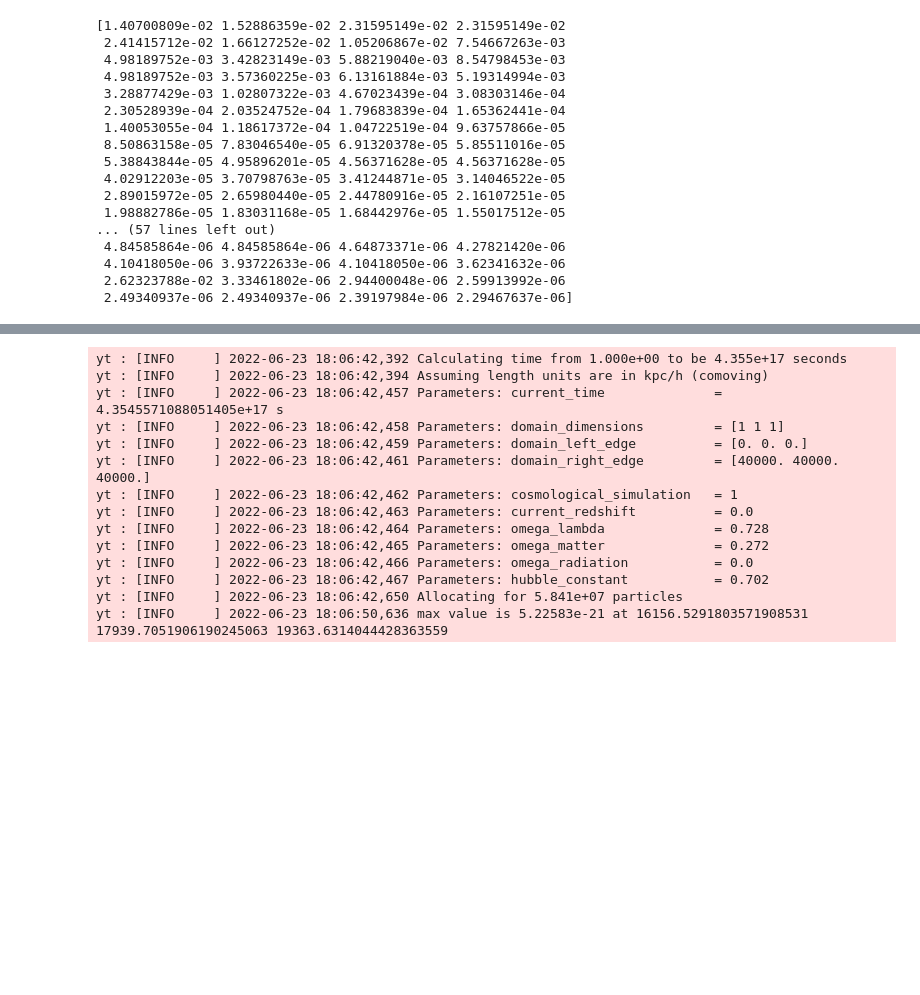
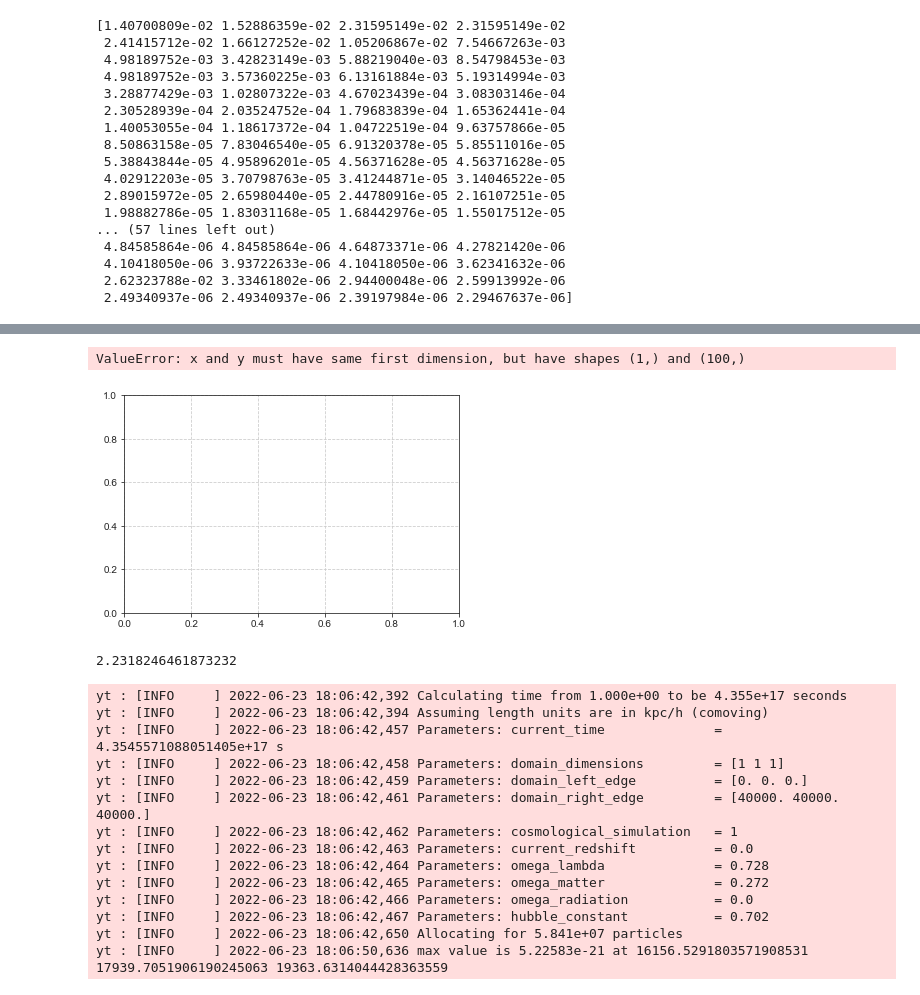
Before and after one commit to ibutsky/cr_diff_cgm, a Jupyter notebook: paper_plots.ipynb, the cells around one changed output, grey strips where cells are left out. Drawn from its saved outputs; the diff is of its cells as text; code cells hidden in the pictures; blank space fills up the shorter version.

```diff
--- a/paper_plots.ipynb
+++ b/paper_plots.ipynb
@@ -332,0 +315,5 @@ importlib.reload(yth)
+# %%
+importlib.reload(ph)
+impact, vcirc = ph.get_vcirc_profile('m12i_cr')
+plt.plot(impact, vcirc)
+# %% [output]
@@ -333,3 +334,10 @@ importlib.reload(yth)
+ValueError: x and y must have same first dimension, but have shapes (1,) and (100,)
+[figure, added]
+# %%
+importlib.reload(ph)
+print(ph.estimate_sfr('m12i_cr', time_interval = 3e9))
+# %% [output]
+2.2318246461873232
 # %%
 ds, center = yth.load_ds('m11f')
 # %% [output]
```
Also changed, not shown: parts of 5 cells of this notebook, 2 other files.
